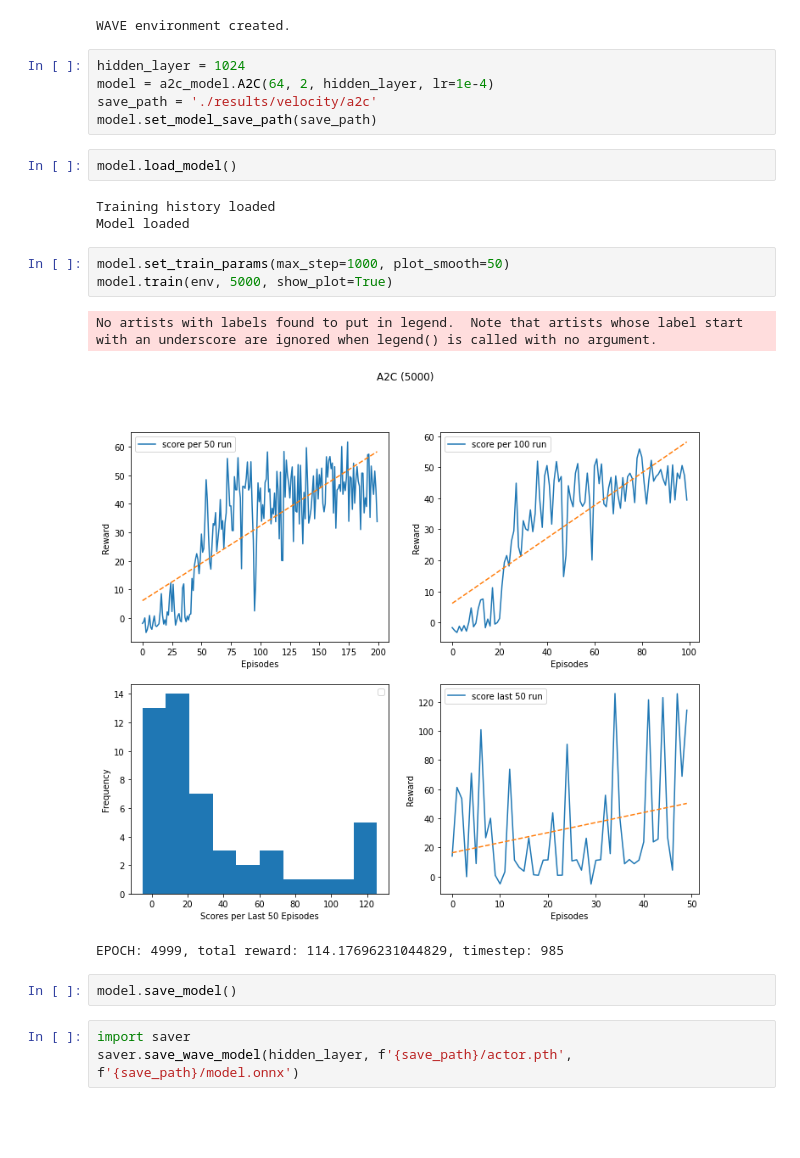
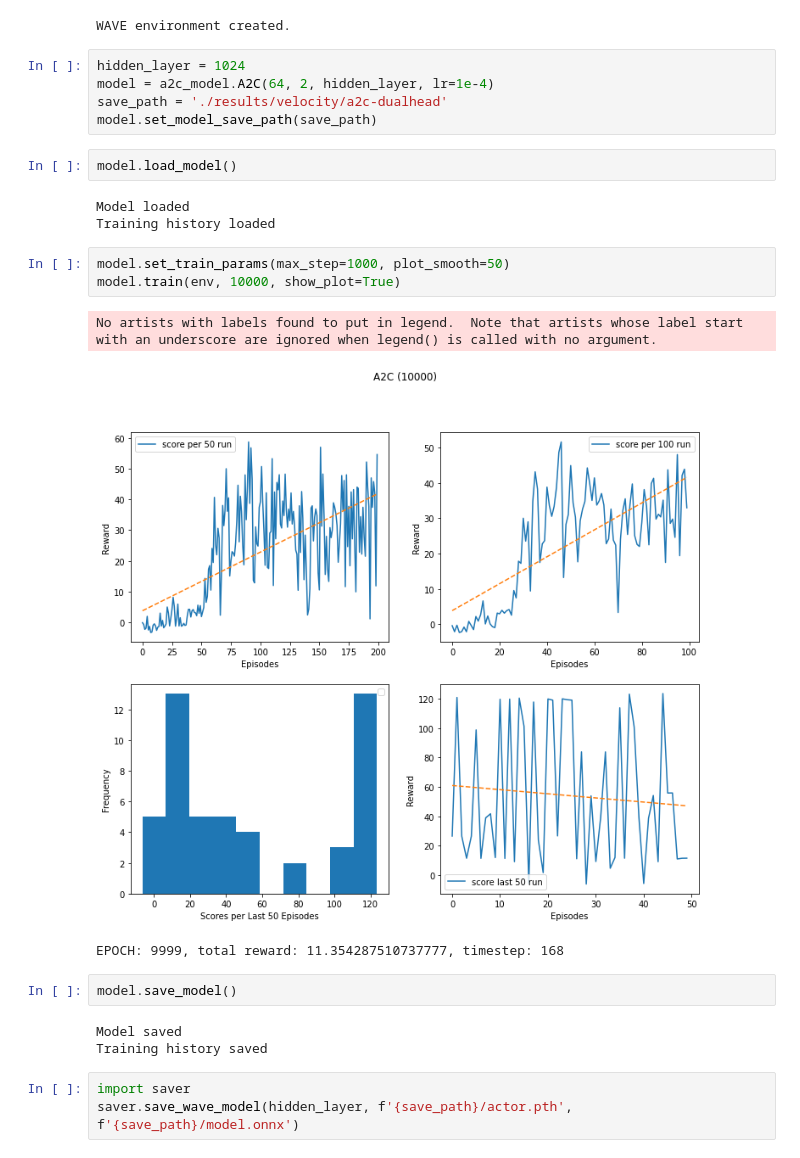
Before and after one commit to teodorus-nathaniel/rl-wave, a Jupyter notebook: a2c.ipynb, the cells around one changed output. Cells and saved outputs as stored; diff of their text form; blank space fills up the shorter version.

Commit message:
Add ppo and dualhead a2c

```diff
--- a/a2c.ipynb
+++ b/a2c.ipynb
@@ -13,22 +13,25 @@ WAVE environment created.
 # %%
 hidden_layer = 1024
 model = a2c_model.A2C(64, 2, hidden_layer, lr=1e-4)
-save_path = './results/velocity/a2c'
+save_path = './results/velocity/a2c-dualhead'
 model.set_model_save_path(save_path)
 # %%
 model.load_model()
 # %% [output]
+Model loaded
 Training history loaded
-Model loaded
 # %%
 model.set_train_params(max_step=1000, plot_smooth=50)
-model.train(env, 5000, show_plot=True)
+model.train(env, 10000, show_plot=True)
 # %% [output]
 No artists with labels found to put in legend.  Note that artists whose label start with an underscore are ignored when legend() is called with no argument.
-[figure, old version]
+[figure, new version]
-EPOCH: 4999, total reward: 114.17696231044829, timestep: 985
+EPOCH: 9999, total reward: 11.354287510737777, timestep: 168
 # %%
 model.save_model()
+# %% [output]
+Model saved
+Training history saved
 # %%
 import saver
 saver.save_wave_model(hidden_layer, f'{save_path}/actor.pth', f'{save_path}/model.onnx')
```
Also changed, not shown: parts of 2 cells of this notebook, 20 other files.
